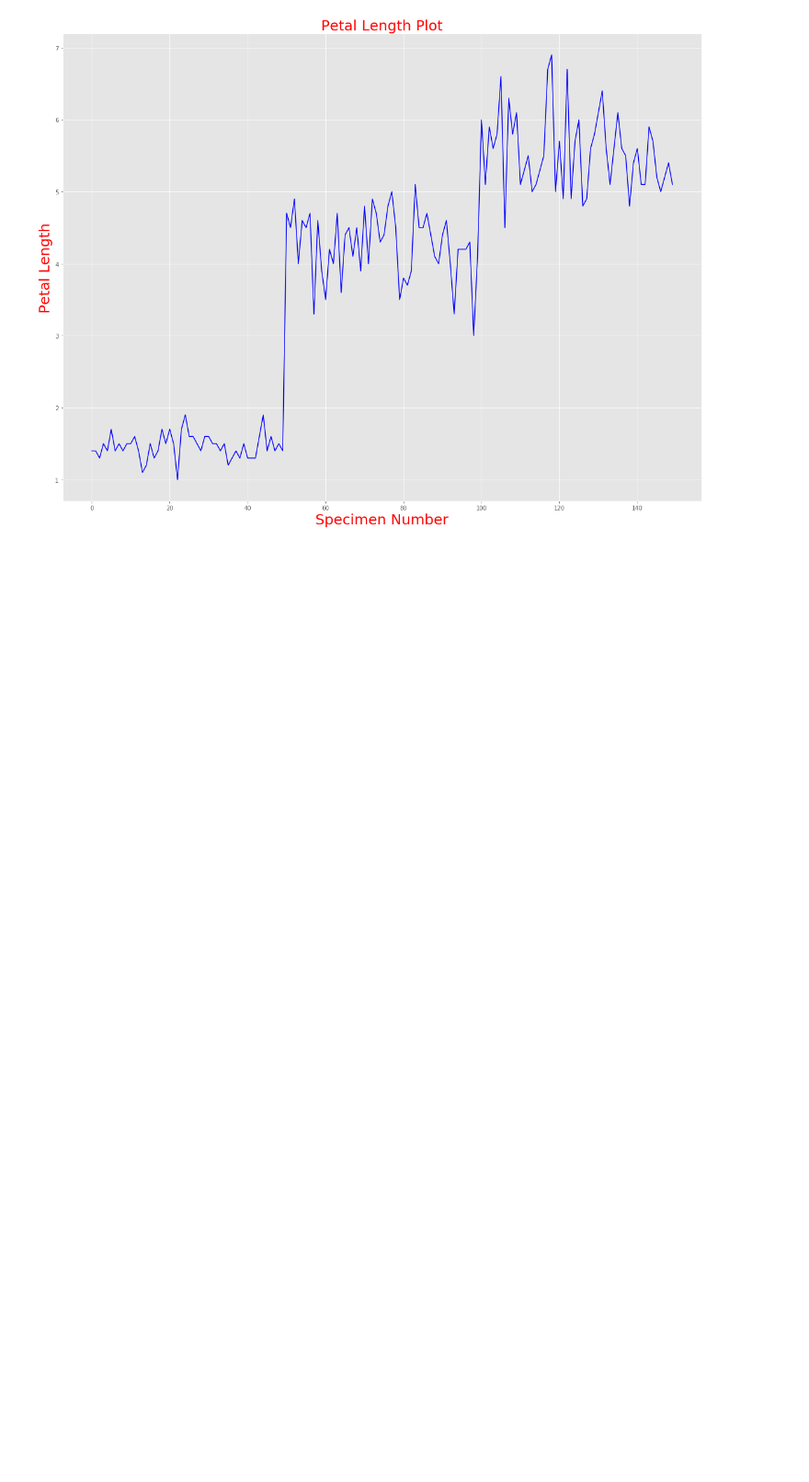
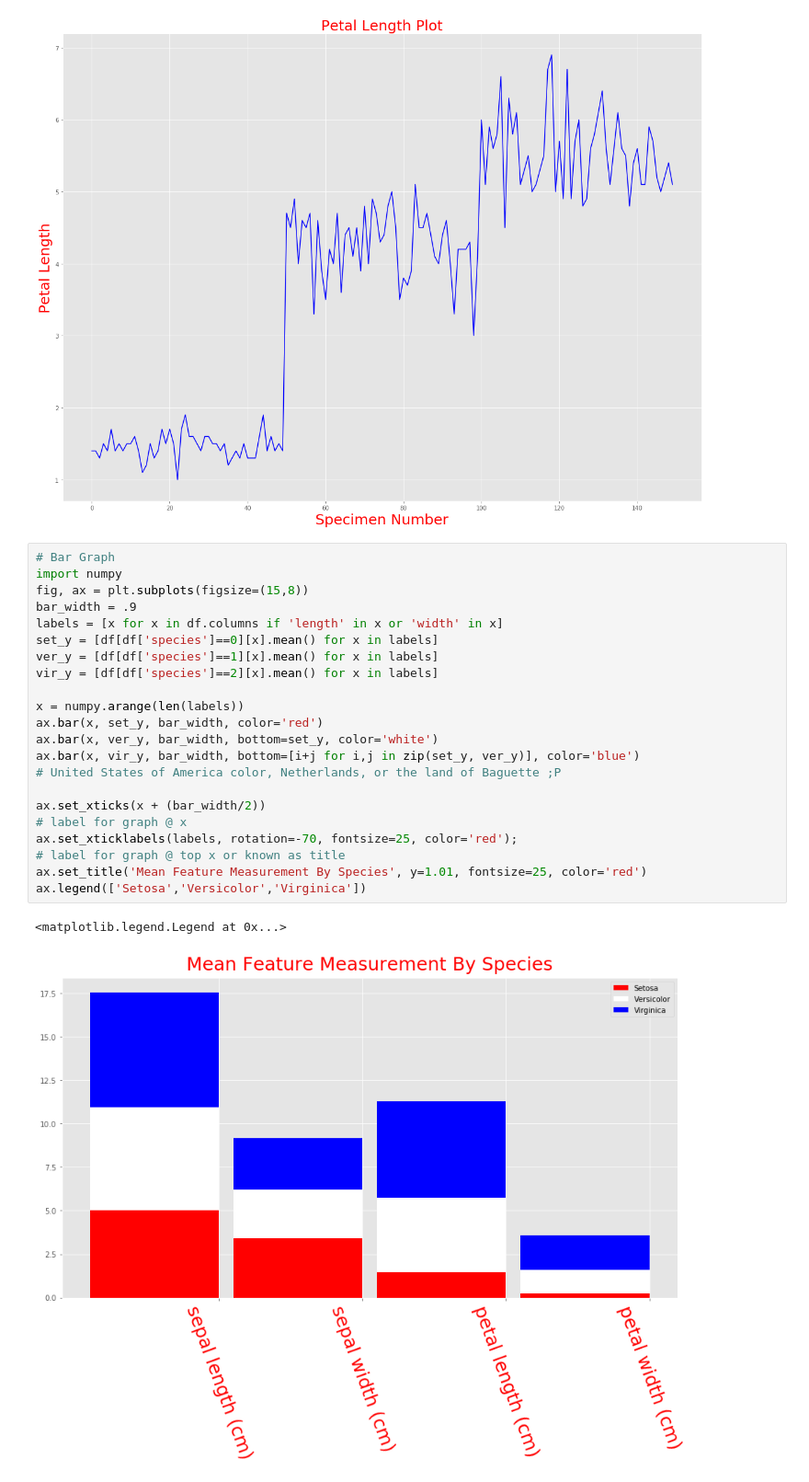
Before and after one commit to CyborgVillager/Python_Machine_Learning, a Jupyter notebook: python_machine_learning/py_chap1/ipnb_files/visualize.ipynb, the cells around one changed output. Shown: that part at 92% size. Saved outputs shown, nothing was run; the diff lists cells and outputs as text; blank space fills up the shorter version.

```diff
--- a/python_machine_learning/py_chap1/ipnb_files/visualize.ipynb
+++ b/python_machine_learning/py_chap1/ipnb_files/visualize.ipynb
@@ -76,3 +76,28 @@ ax.set_title('Petal Length Plot',fontsize=25, color='red')
 # %% [output]
 Text(0.5, 1.0, 'Petal Length Plot')
 [figure]
+# %%
+# Bar Graph
+import numpy
+fig, ax = plt.subplots(figsize=(15,8))
+bar_width = .9
+labels = [x for x in df.columns if 'length' in x or 'width' in x]
+set_y = [df[df['species']==0][x].mean() for x in labels]
+ver_y = [df[df['species']==1][x].mean() for x in labels]
+vir_y = [df[df['species']==2][x].mean() for x in labels]
+
+x = numpy.arange(len(labels))
+ax.bar(x, set_y, bar_width, color='red')
+ax.bar(x, ver_y, bar_width, bottom=set_y, color='white')
+ax.bar(x, vir_y, bar_width, bottom=[i+j for i,j in zip(set_y, ver_y)], color='blue')
+# United States of America color, Netherlands, or the land of Baguette ;P
+
+ax.set_xticks(x + (bar_width/2))
+# label for graph @ x
+ax.set_xticklabels(labels, rotation=-70, fontsize=25, color='red');
+# label for graph @ top x or known as title
+ax.set_title('Mean Feature Measurement By Species', y=1.01, fontsize=25, color='red')
+ax.legend(['Setosa','Versicolor','Virginica'])
+# %% [output]
+<matplotlib.legend.Legend at 0x...>
+[figure, added]
```
Also changed, not shown: 1 other file.
